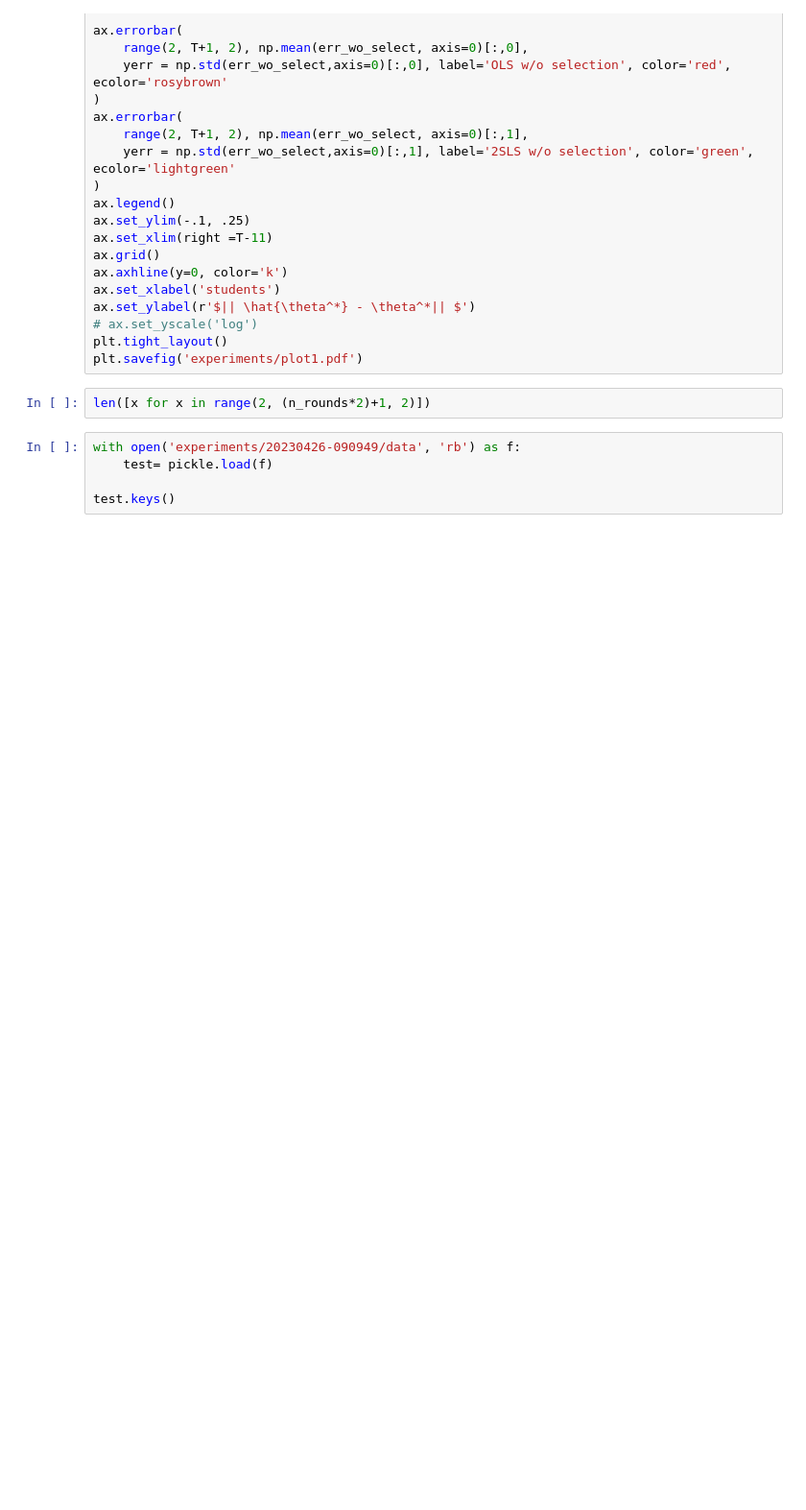
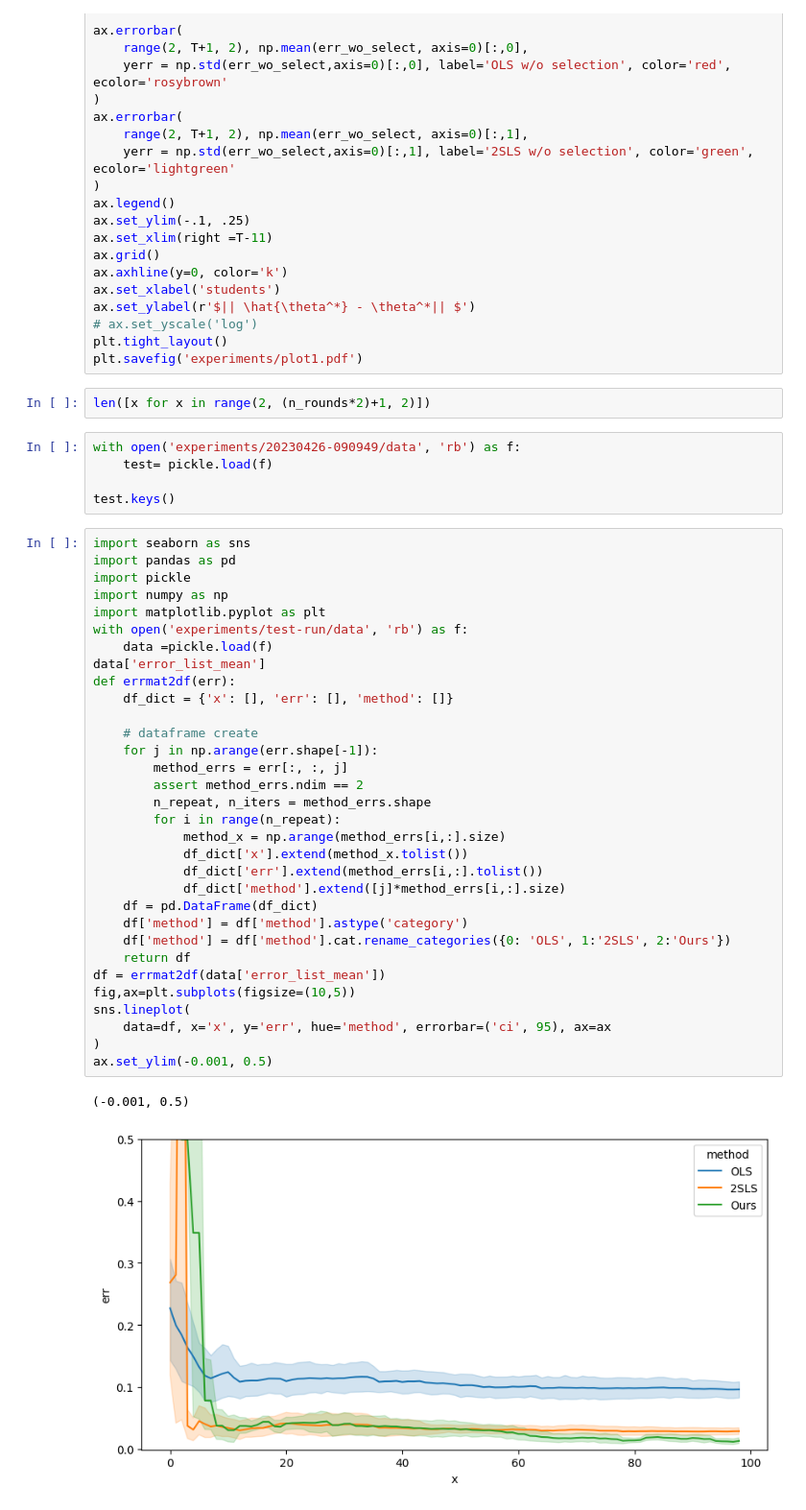
Before and after one commit to muneebaadil/strategic-instrumental-variable-regression, a Jupyter notebook: plot.ipynb, the cells around one changed output. Shown at 96% size. Cells and saved outputs as stored; diff of their text form; blank space fills up the shorter version.

Commit message:
update plot

```diff
--- a/plot.ipynb
+++ b/plot.ipynb
@@ -120,3 +120,38 @@ with open('experiments/20230426-090949/data', 'rb') as f:
     test= pickle.load(f)
 
 test.keys()
+# %%
+import seaborn as sns
+import pandas as pd
+import pickle
+import numpy as np
+import matplotlib.pyplot as plt
+with open('experiments/test-run/data', 'rb') as f:
+    data =pickle.load(f)
+data['error_list_mean']
+def errmat2df(err):
+    df_dict = {'x': [], 'err': [], 'method': []}
+
+    # dataframe create
+    for j in np.arange(err.shape[-1]):
+        method_errs = err[:, :, j]
+        assert method_errs.ndim == 2
+        n_repeat, n_iters = method_errs.shape
+        for i in range(n_repeat):
+            method_x = np.arange(method_errs[i,:].size)
+            df_dict['x'].extend(method_x.tolist())
+            df_dict['err'].extend(method_errs[i,:].tolist())
+            df_dict['method'].extend([j]*method_errs[i,:].size)
+    df = pd.DataFrame(df_dict)
+    df['method'] = df['method'].astype('category')
+    df['method'] = df['method'].cat.rename_categories({0: 'OLS', 1:'2SLS', 2:'Ours'})
+    return df
+df = errmat2df(data['error_list_mean'])
+fig,ax=plt.subplots(figsize=(10,5))
+sns.lineplot(
+    data=df, x='x', y='err', hue='method', errorbar=('ci', 95), ax=ax
+)
+ax.set_ylim(-0.001, 0.5)
+# %% [output]
+(-0.001, 0.5)
+[figure, added]
```
